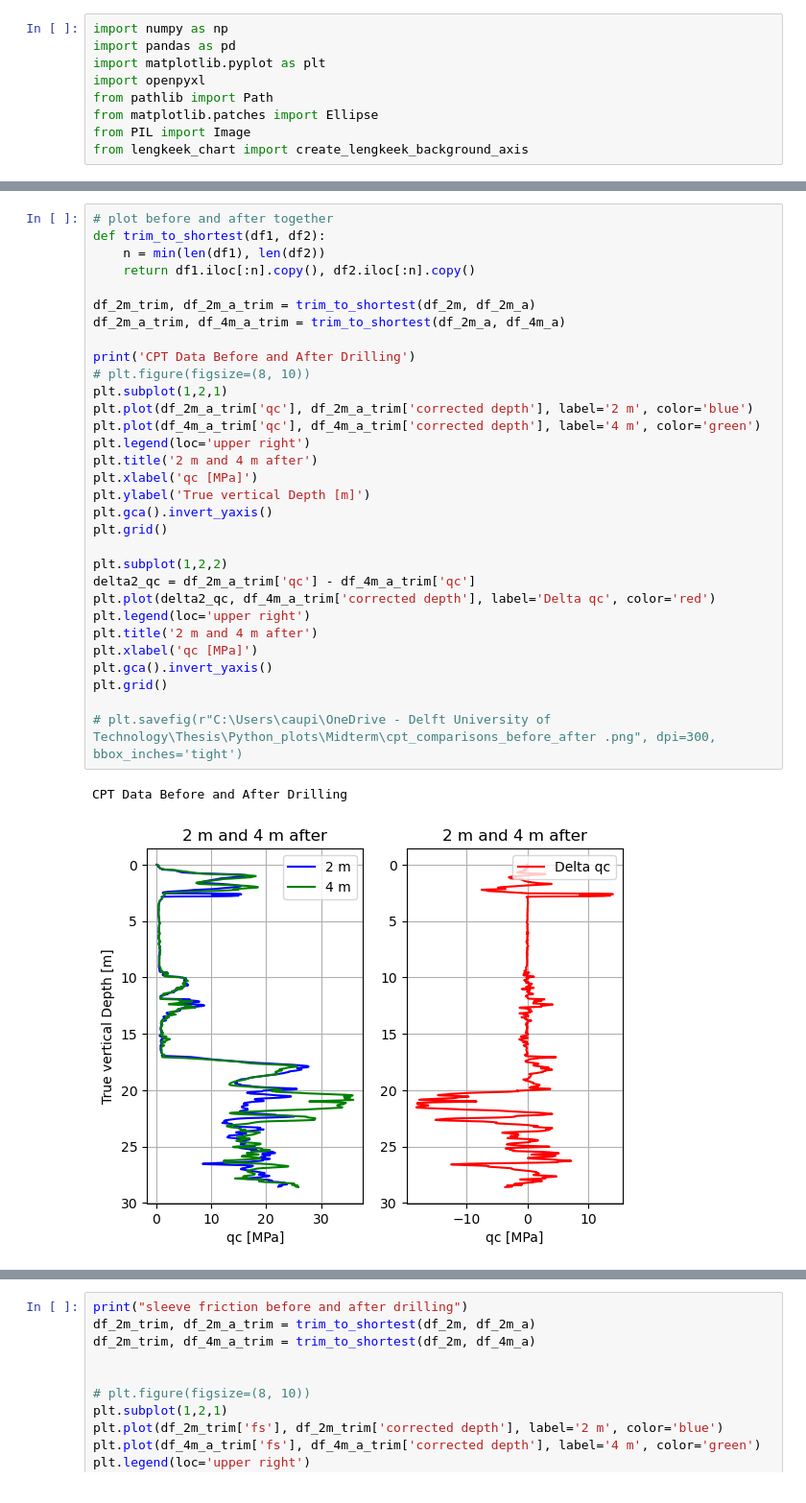
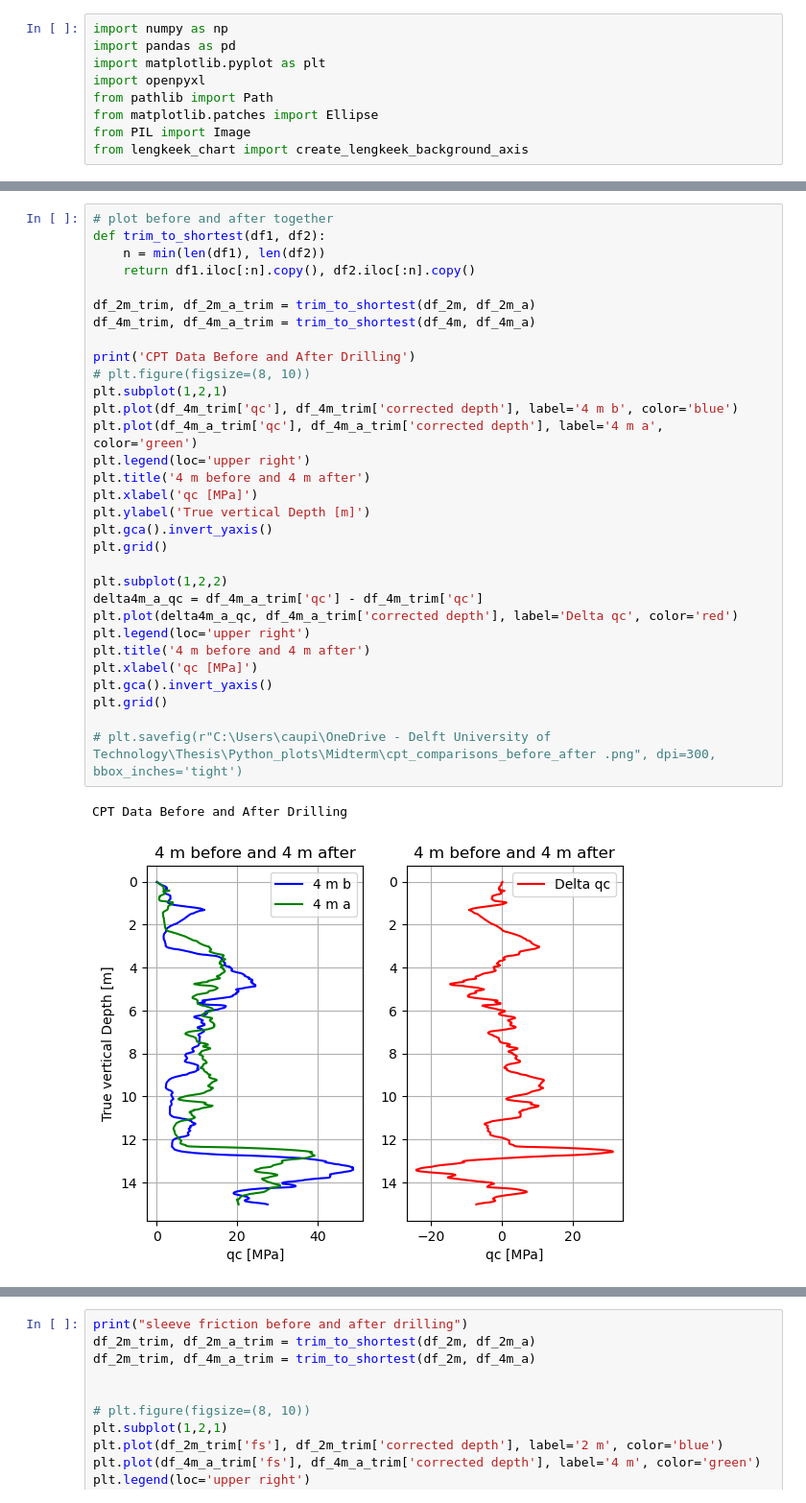
Before and after one commit to AJGoest/CPT_Analysis, a Jupyter notebook: lengkeek_vs_code/CPT_analysis.ipynb, the cells around one changed output, grey strips where cells are left out. Shown at 96% size. Cells and saved outputs as stored; diff of their text form.

```diff
--- a/lengkeek_vs_code/CPT_analysis.ipynb
+++ b/lengkeek_vs_code/CPT_analysis.ipynb
@@ -236,37 +361,37 @@ plt.gca().invert_yaxis()
 # %%
 # plot before and after together
 def trim_to_shortest(df1, df2):
     n = min(len(df1), len(df2))
     return df1.iloc[:n].copy(), df2.iloc[:n].copy()
 
 df_2m_trim, df_2m_a_trim = trim_to_shortest(df_2m, df_2m_a)
-df_2m_a_trim, df_4m_a_trim = trim_to_shortest(df_2m_a, df_4m_a)
+df_4m_trim, df_4m_a_trim = trim_to_shortest(df_4m, df_4m_a)
 
 print('CPT Data Before and After Drilling')
 # plt.figure(figsize=(8, 10))
 plt.subplot(1,2,1)
-plt.plot(df_2m_a_trim['qc'], df_2m_a_trim['corrected depth'], label='2 m', color='blue')
-plt.plot(df_4m_a_trim['qc'], df_4m_a_trim['corrected depth'], label='4 m', color='green')
+plt.plot(df_4m_trim['qc'], df_4m_trim['corrected depth'], label='4 m b', color='blue')
+plt.plot(df_4m_a_trim['qc'], df_4m_a_trim['corrected depth'], label='4 m a', color='green')
 plt.legend(loc='upper right')
-plt.title('2 m and 4 m after')
+plt.title('4 m before and 4 m after')
 plt.xlabel('qc [MPa]')
 plt.ylabel('True vertical Depth [m]')
 plt.gca().invert_yaxis()
 plt.grid()
 
 plt.subplot(1,2,2)
-delta2_qc = df_2m_a_trim['qc'] - df_4m_a_trim['qc']
-plt.plot(delta2_qc, df_4m_a_trim['corrected depth'], label='Delta qc', color='red')
+delta4m_a_qc = df_4m_a_trim['qc'] - df_4m_trim['qc']
+plt.plot(delta4m_a_qc, df_4m_a_trim['corrected depth'], label='Delta qc', color='red')
 plt.legend(loc='upper right')
-plt.title('2 m and 4 m after')
+plt.title('4 m before and 4 m after')
 plt.xlabel('qc [MPa]')
 plt.gca().invert_yaxis()
 plt.grid()
 
 # plt.savefig(r"C:\Users\caupi\OneDrive - Delft University of Technology\Thesis\Python_plots\Midterm\cpt_comparisons_before_after .png", dpi=300, bbox_inches='tight')
 # %% [output]
 CPT Data Before and After Drilling
-[figure, old version]
+[figure, new version]
 # %%
 # measurement 2 m before and 2 m after away from borehole
 df_2m_trim, df_4m_a_trim = trim_to_shortest(df_2m, df_4m_a)
```
Also changed, not shown: parts of 7 cells of this notebook, 44 other files.
